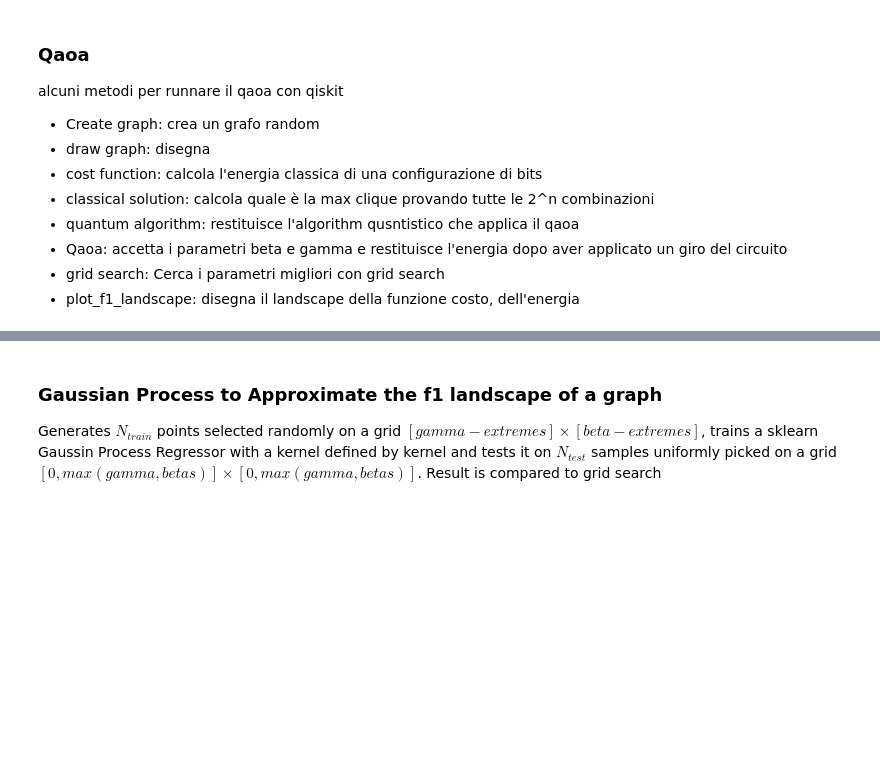
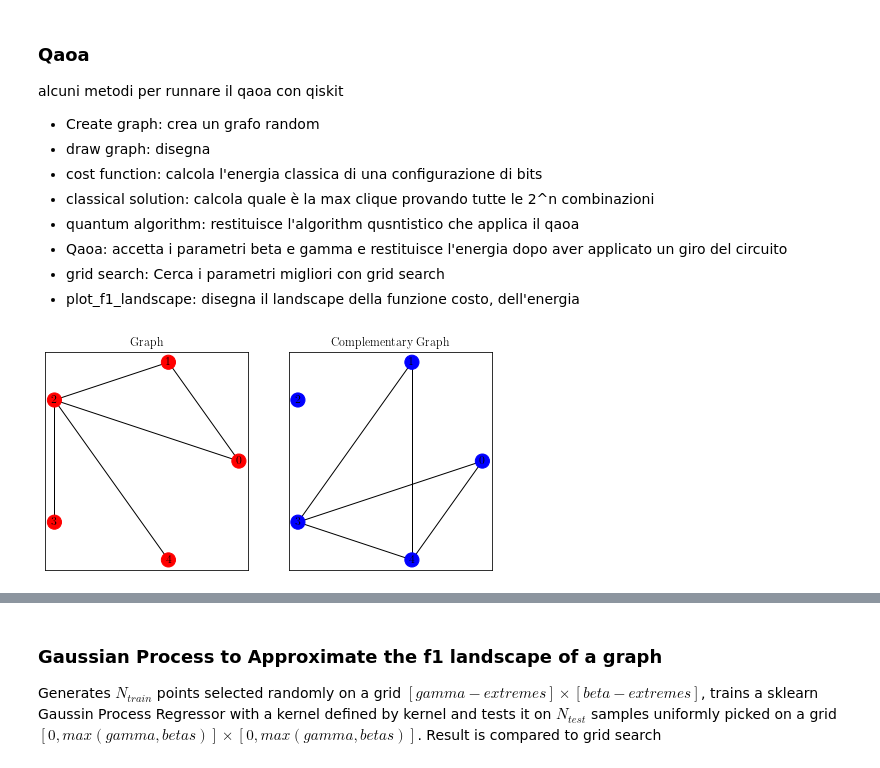
Before and after one commit to etignoneleitha/ifabquantum, a Jupyter notebook: notebooks/QAOA-Bayes.ipynb, the cells around one changed output, grey strips where cells are left out. Drawn from its saved outputs; the diff is of its cells as text; code cells hidden in the pictures; blank space fills up the shorter version.

```diff
--- a/notebooks/QAOA-Bayes.ipynb
+++ b/notebooks/QAOA-Bayes.ipynb
@@ -28,14 +32,19 @@ alcuni metodi per runnare il qaoa con qiskit
 - grid search: Cerca i parametri migliori con grid search
 - plot_f1_landscape: disegna il landscape della funzione costo, dell'energia
 # %%
+omega = 2
+shots = 1000
+
+#First create the graph instance
+E = [(0,1), (1,2), (0,2), (2,3), (2,4)]
+N = 5
 G = nx.Graph()
 G_comp = nx.Graph()
-omega = 2
-shots = 10000
-N = 0
+G.add_nodes_from(range(N))
+G.add_edges_from(E)
+G_comp = nx.complement(G)
 
 def create_graph(n, prob_conn, M = 0):
-    global G, G_comp, omega, shots, N
     '''
     Creates a graph of N edges with a probablity of connectivity of each edge: prob_conn
     M decides the maxclique:
@@ -70,9 +79,13 @@ def create_graph(n, prob_conn, M = 0):
             for j in max_clique:
                 if i!=j and ((j,i,1.0) not in E) and ((i,j,1.0) not in E):
                     E.append((i,j,1.0))
+    G = nx.Graph()
+    G_comp = nx.Graph()
     G.add_nodes_from(V)
     G.add_weighted_edges_from(E)
     G_comp = nx.complement(G)
+
+    return G
 
 def create_graph_specific(graph_type):
     '''
@@ -82,7 +95,6 @@ def create_graph_specific(graph_type):
         -- simple4: a simple 4 vertex graph with a 3 max clique
         -- simple5: a simple 5 vertex graph with a 3 max clique
     '''
-    global N, G, G_comp, omega
     if graph_type == 'simple7':
         N=7
         V   = np.arange(0,N,1)
@@ -103,11 +115,15 @@ def create_graph_specific(graph_type):
         N=6
         V   = np.arange(0,N,1)
         E = []
-        E     = [(0, 2, 1), (0, 1, 1), (1, 4, 1), (1, 2, 1), (1, 3, 1), (2, 4, 1), (2, 3, 1), (3, 4, 1), (3, 5, 1)]
+        E     = [(0, 2, 1), (0, 1, 1), (1, 4, 1), (1, 2, 1), (1, 3, 1), (2, 4, 1)]
 
+    G = nx.Graph()
+    G_comp = nx.Graph()
     G.add_nodes_from(V)
     G.add_weighted_edges_from(E)
     G_comp = nx.complement(G)
+
+    return G
 
 def draw_graph(comp = False):
     '''
@@ -115,9 +131,9 @@ def draw_graph(comp = False):
     '''
     if comp:
         G_complement = nx.complement(G)
-        fig, axis = plt.subplots(nrows = 1, ncols = 2, figsize = (4,2))
+        fig, axis = plt.subplots(nrows = 1, ncols = 2, figsize = (8,4))
     else:
-        fig, axis = plt.subplots(111, figsize = (2,2))
+        fig, axis = plt.subplots(111, figsize = (4,4))
 
     colors       = ['r' for node in G.nodes()]
     default_axes = axis[0]
@@ -136,11 +152,11 @@ def cost_function(values):
     '''
     Evaluates cost of the +1/-1 combination of spins
     '''
-    var = 1 - 2*values
-    first_term = sum(var)
+    var = values
+    first_term = -sum(var)
     second_term = 0
     for edge in G_comp.edges:
-        second_term += omega*(var[edge[0]]*var[edge[1]] - var[edge[0]] - var[edge[1]])
+        second_term += omega*(var[edge[0]]*var[edge[1]])
     return first_term + second_term
 
 
@@ -150,9 +166,9 @@ def classical_solution():
     '''
 
     #Evaluate for every possible configuration
-    lst = list(itertools.product([0, 1], repeat=len(g)))
+    lst = list(itertools.product([0, 1], repeat=len(G)))
     results = {}
-    for i in tqdm(range(2**len(g))):
+    for i in tqdm(range(2**len(G))):
         results[lst[i]] = cost_function(np.array(lst[i]))
 
     print('All possible solutions: \n')
@@ -162,7 +178,7 @@ def classical_solution():
     d = dict((k, v) for k, v in results.items() if v == np.min(list(results.values())))
     print('There are {} MAXCLIQUE(S) with energy: \n'.format(len(d)), d)
 
-    fig = plt.figure(figsize=(4, 4))
+    fig = plt.figure(figsize=(6, 6))
     val, counts = np.unique(list(results.values()), return_counts = True)
     plt.bar(val, counts)
     plt.xlabel('Energy')
@@ -170,11 +186,11 @@ def classical_solution():
     plt.title('Statistics of solutions')
 
     #PLot one of the largest cliques
-    fig = plt.figure(figsize = (2,2))
+    fig = plt.figure(figsize = (4,4))
     plt.title('MaxClique')
     colors       = list(d.keys())[0]
-    pos          = nx.circular_layout(g)
-    nx.draw_networkx(g, node_color=colors, node_size=200, alpha=1, pos=pos)
+    pos          = nx.circular_layout(G)
+    nx.draw_networkx(G, node_color=colors, node_size=200, alpha=1, pos=pos)
 
     return d
 
@@ -185,16 +201,12 @@ def quantum_algorithm(gamma, beta):
     qc.h(range(N))
 
     for edge in G_comp.edges:
-        qc.rz(-2*gamma*omega, edge[1])
-        qc.rz(-2*gamma*omega, edge[0])
-
-        qc.rzz(2*gamma*omega, edge[1], edge[0])
+        qc.rzz(2*gamma*omega, edge[0], edge[1])
 
     for i in G.nodes:
-        qc.rz(2*gamma, i)
+        qc.rz(-2*gamma, i)
 
     #mixing
-    qc.barrier()
     qc.rx(2*beta, range(N)) #rx = e^[-i(theta/2) X]
 
     meas = QuantumCircuit(N,N)
@@ -219,47 +231,68 @@ def QAOA(params):
     for combination in counts:
         comb_to_extimate = np.array([int(x) for x in combination])[::-1]
         extimated_f1 += cost_function(comb_to_extimate)*counts[combination]/shots
-    return extimated_f1
+    return extimated_f1, counts
 
 def grid_search(num_params):
     '''
     Grid search
     '''
     #Cretes params
     samp = np.linspace(0, np.pi, num_params)
     params = np.array(list((itertools.product(samp, repeat = 2))))
     gammas = params[:, 0]
     betas = params[:, 1]
 
     QAOA_results = []
     for i in tqdm(range(params.shape[0])):
-        QAOA_results.append(QAOA([gammas[i], betas[i]]))
+        res, _ = QAOA([gammas[i], betas[i]])
+        QAOA_results.append(res)
 
     return params, QAOA_results
 
 def plot_f1_landscape(params, f1):
     fig = plt.figure()
-    #ax = fig.gca(projection='3d')
 
     # Make data.
     X = np.unique(params[:,0])
     Y = np.unique(params[:,1])
     X, Y = np.meshgrid(X, Y)
     Z = np.reshape(f1, (len(X), len(Y)))
 
     # Plot the surface.
-    #surf = ax.plot_surface(X, Y, Z, cmap=cm.coolwarm, linewidth=0, antialiased=False)
-    plt.imshow(Z, extent = [0, np.pi, 0, np.pi])
+    plt.imshow(Z, extent = [0, np.pi, np.pi, 0])
     plt.title('Grid Search: [{} x {}]'.format(len(X), len(X)))
-    ticks = np.linspace(0, np.pi, len(X))[::4]
-    plt.xticks(ticks)
-    plt.yticks(ticks)
-    plt.colorbar()
-    plt.xlabel('\ gamma', fontsize=10)
-    plt.ylabel('\ beta', fontsize = 10)
+    #ticks = np.linspace(0, np.pi, len(X))[::4]
+    plt.xticks(fontsize = 15)
+    plt.yticks(fontsize = 15)
+
+    cb = plt.colorbar()
+    plt.xlabel(r'$\gamma$', fontsize=20)
+    plt.ylabel(r'$\beta$', fontsize =20)
+    cb.ax.tick_params(labelsize=15)
 
 def minimize_QAOA():
     minimizer_results = minimize(QAOA, x0 =np.random.uniform(size = 2),
                         method = 'COBYLA', options = {'maxiter' : 1000})
     print(minizer_results)
     return minizer_results
+
+def plot_distribution(C):
+    mpl.rc('text', usetex = False)
+    #mpl.rc('font', family = 'serif')
+
+    C = dict(sorted(C.items(), key=lambda item: item[1], reverse=True))
+    color_dict = {key: 'g' for key in C}
+    #indexes = ['01011', '00111']  # MIS indexes
+    #for i in indexes:
+    #   color_dict[i] = 'red'
+    plt.figure(figsize=(12,6))
+    plt.xlabel("bitstrings")
+    plt.ylabel("counts")
+    plt.bar(C.keys(), C.values(), width=0.5, color = color_dict.values())
+    plt.xticks(rotation='vertical')
+    plt.show()
+
+draw_graph(G)
+# %% [output]
+[figure, added]
```
Also changed, not shown: parts of 12 cells of this notebook, 3 other files.
